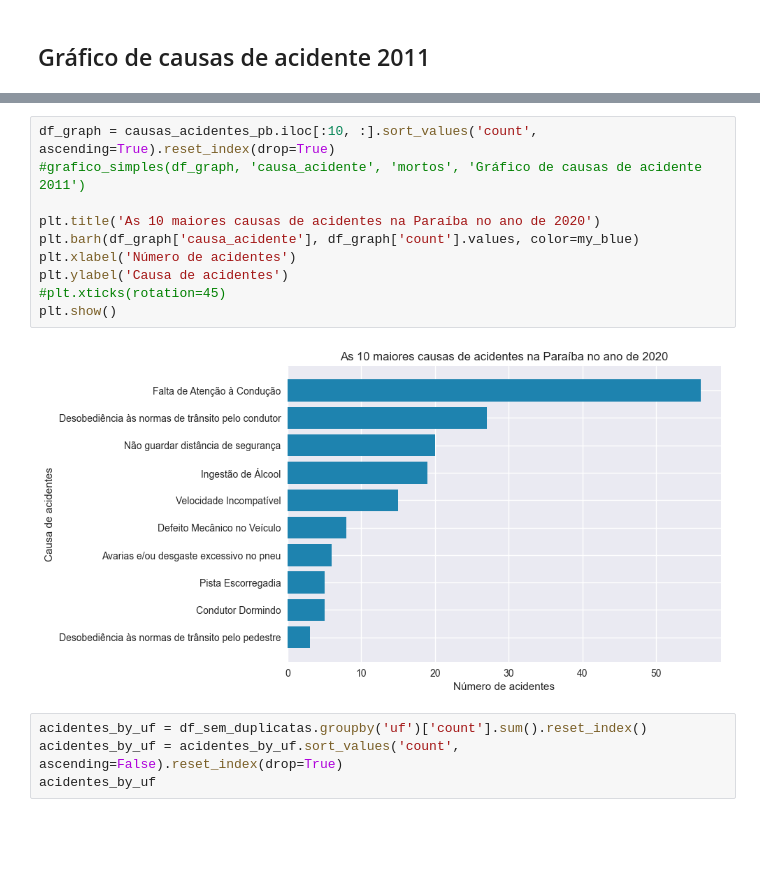
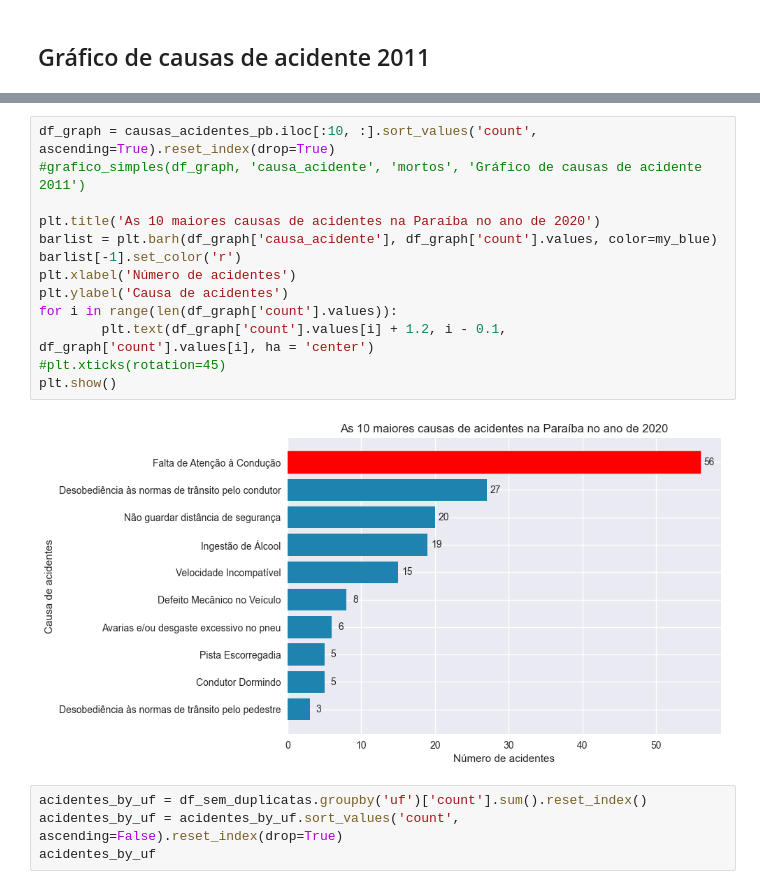
Before and after one commit to raphael720/Projetos_VD, a Jupyter notebook: Projeto_01/Data_V.ipynb, the cells around one changed output, grey strips where cells are left out. Drawn from its saved outputs; the diff is of its cells as text; blank space fills up the shorter version.

```diff
--- a/Projeto_01/Data_V.ipynb
+++ b/Projeto_01/Data_V.ipynb
@@ -250,15 +249,18 @@ causas_acidentes_pb
 # %%
 df_graph = causas_acidentes_pb.iloc[:10, :].sort_values('count', ascending=True).reset_index(drop=True)
 #grafico_simples(df_graph, 'causa_acidente', 'mortos', 'Gráfico de causas de acidente 2011')
 
 plt.title('As 10 maiores causas de acidentes na Paraíba no ano de 2020')
-plt.barh(df_graph['causa_acidente'], df_graph['count'].values, color=my_blue)
+barlist = plt.barh(df_graph['causa_acidente'], df_graph['count'].values, color=my_blue)
+barlist[-1].set_color('r')
 plt.xlabel('Número de acidentes')
 plt.ylabel('Causa de acidentes')
+for i in range(len(df_graph['count'].values)):
+        plt.text(df_graph['count'].values[i] + 1.2, i - 0.1, df_graph['count'].values[i], ha = 'center')
 #plt.xticks(rotation=45)
 plt.show()
 # %% [output]
-[figure, old version]
+[figure, new version]
 # %%
 acidentes_by_uf = df_sem_duplicatas.groupby('uf')['count'].sum().reset_index()
 acidentes_by_uf = acidentes_by_uf.sort_values('count', ascending=False).reset_index(drop=True)
```
Also changed, not shown: parts of 8 cells of this notebook.
